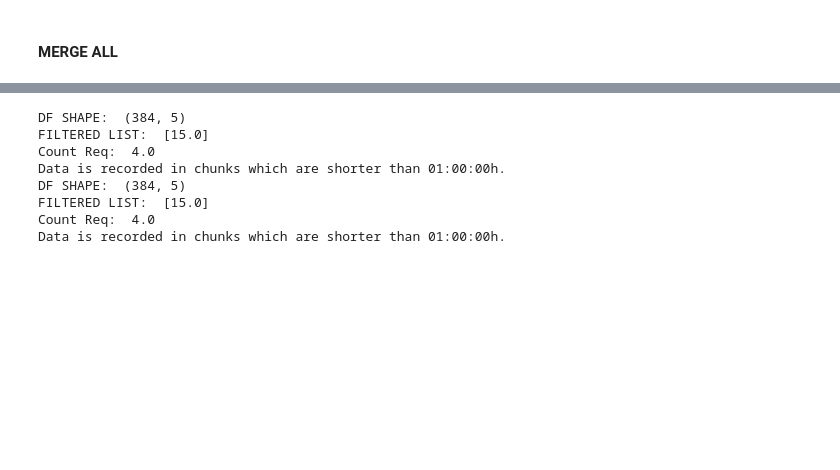
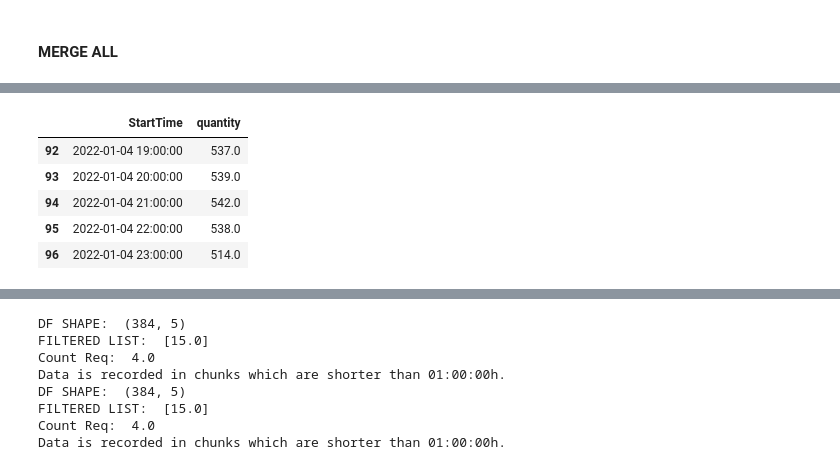
Before and after one commit to s-matke/eco-forecast, a Jupyter notebook: src/combine_data.ipynb, the cells around one changed output, grey strips where cells are left out. Saved outputs shown, nothing was run; the diff lists cells and outputs as text; code cells hidden in the pictures; blank space fills up the shorter version.

```diff
--- a/src/combine_data.ipynb
+++ b/src/combine_data.ipynb
@@ -658,3 +720,12 @@ def merge_gen_dataframes(dfs, region_code):
+# %%
+df.tail()
+# %% [output]
+|  | StartTime | quantity |
+| 92 | 2022-01-04 19:00:00 | 537.0 |
+| 93 | 2022-01-04 20:00:00 | 539.0 |
+| 94 | 2022-01-04 21:00:00 | 542.0 |
+| 95 | 2022-01-04 22:00:00 | 538.0 |
+| 96 | 2022-01-04 23:00:00 | 514.0 |
 # %%
 df['StartTime'] = df['StartTime'].apply(lambda x: datetime.strptime(x[:-1], "%Y-%m-%dT%H:%M%z"))
 df['StartTime'] = pd.to_datetime(df['StartTime'].apply(lambda x: x.strftime('%Y-%m-%d %H:%M')))
```
Also changed, not shown: parts of 11 cells of this notebook, 5 other files.
